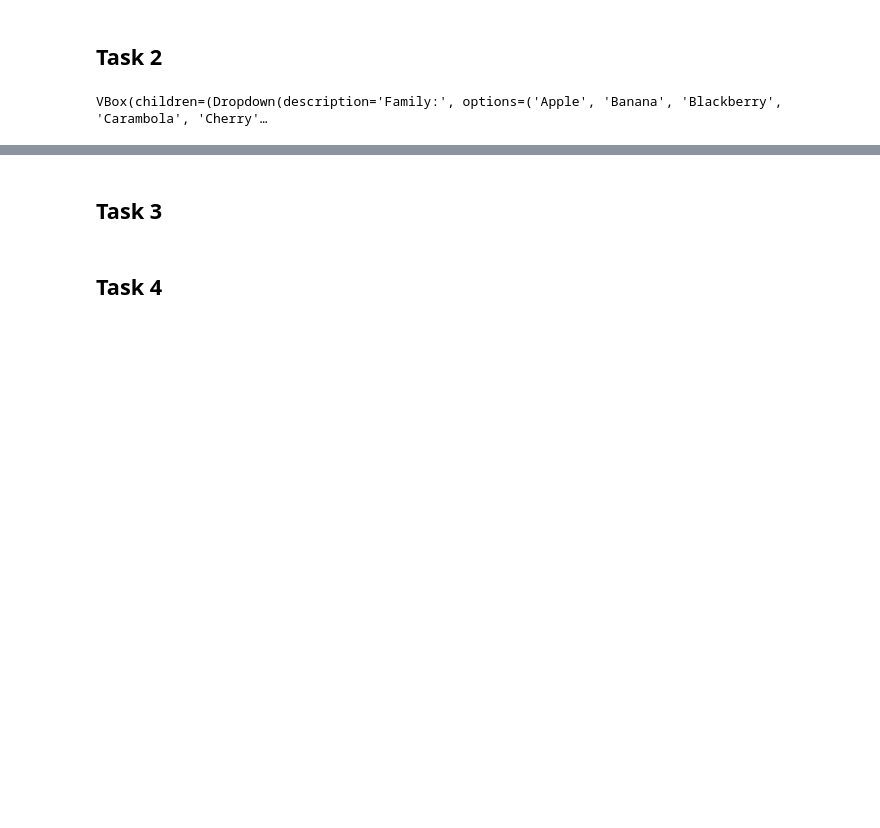
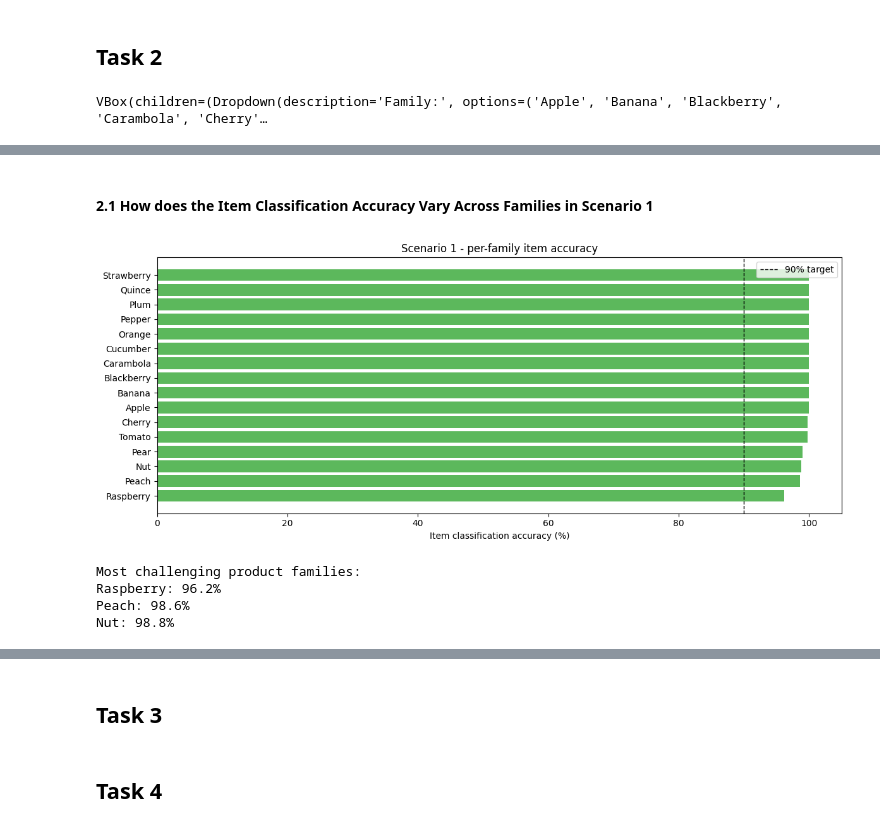
Before and after one commit to WouterFeijen/DL-Assignment-1, a Jupyter notebook: ass1_skeleton.ipynb, the cells around one changed output, grey strips where cells are left out. Cells and saved outputs as stored; diff of their text form; code cells hidden in the pictures; blank space fills up the shorter version.

Commit message:
Added and formatted task 2 for main

```diff
--- a/ass1_skeleton.ipynb
+++ b/ass1_skeleton.ipynb
@@ -860,5 +959,6 @@ platform.node()
 # %%
-# model w same architecture, same hyperparams
+# model w same architecture, same hyperparams; We reuse EmbeddingNet, BalancedBatchSampler, TripletLoss
+# and Trainer from Task 1. Only the dataset and sampler parameters change
 print(f"Using device: {device}")
 
 train_sampler_g = BalancedBatchSampler(train_data.targets, n_classes=10, n_samples=20)
@@ -908,7 +1008,7 @@ else:
         criterion=criterion_g, optimizer=optimizer_g,
         train_DataLoader=train_loader_g,
         validation_DataLoader=val_loader_g,
-        n_epochs=10,
+        n_epochs=20,
         criterion_validation=criterion_g_val,
     )
 
@@ -1015,0 +1105,45 @@ Epoch: 10/10, Train Loss: 0.3247, Validation Loss: 0.0461
+# %% [markdown]
+#### 2.1 How does the Item Classification Accuracy Vary Across Families in Scenario 1
+# %%
+# scenario 1 visualization
+true_family_labels = np.array(test_data.targets_family)
+true_item_labels   = np.array(test_data.targets_item)
+
+# map idx to labels
+family_name_lookup = {
+    idx: name for name, idx in train_data.family_to_idx.items()}
+
+item_name_lookup = {
+    idx: name for name, idx in train_data.item_to_idx.items()}
+
+# calculate accuracy for each family
+family_accuracy = {}
+for fam_idx in sorted(set(true_family_labels)):
+    family_mask = true_family_labels == fam_idx
+    correct_preds = np.sum(preds1[family_mask] == true_item_labels[family_mask])
+    accuracy = correct_preds / family_mask.sum()
+    family_name = family_name_lookup[fam_idx]
+    family_accuracy[family_name] = accuracy
+
+sorted_families = sorted(family_accuracy, key=family_accuracy.get)
+sorted_accuracies = [family_accuracy[f] for f in sorted_families]
+colors          = ["#d9534f" if acc < 0.9 else "#5cb85c" for acc in sorted_accuracies]
+
+plt.figure(figsize=(12, 5))
+plt.barh(sorted_families, [acc * 100 for acc in sorted_accuracies], color=colors)
+plt.axvline(90, color="black", linestyle="--", linewidth=1, label="90% target")
+plt.xlabel("Item classification accuracy (%)")
+plt.title("Scenario 1 - per-family item accuracy")
+plt.legend()
+plt.tight_layout()
+plt.show()
+
+print("Most challenging product families:")
+for family in sorted_families[:3]:
+    print(f"{family}: {family_accuracy[family] * 100:.1f}%")
+# %% [output]
+[figure, added]
+Most challenging product families:
+Raspberry: 96.2%
+Peach: 98.6%
+Nut: 98.8%
```
Also changed, not shown: parts of 16 cells of this notebook, 2 other files.
